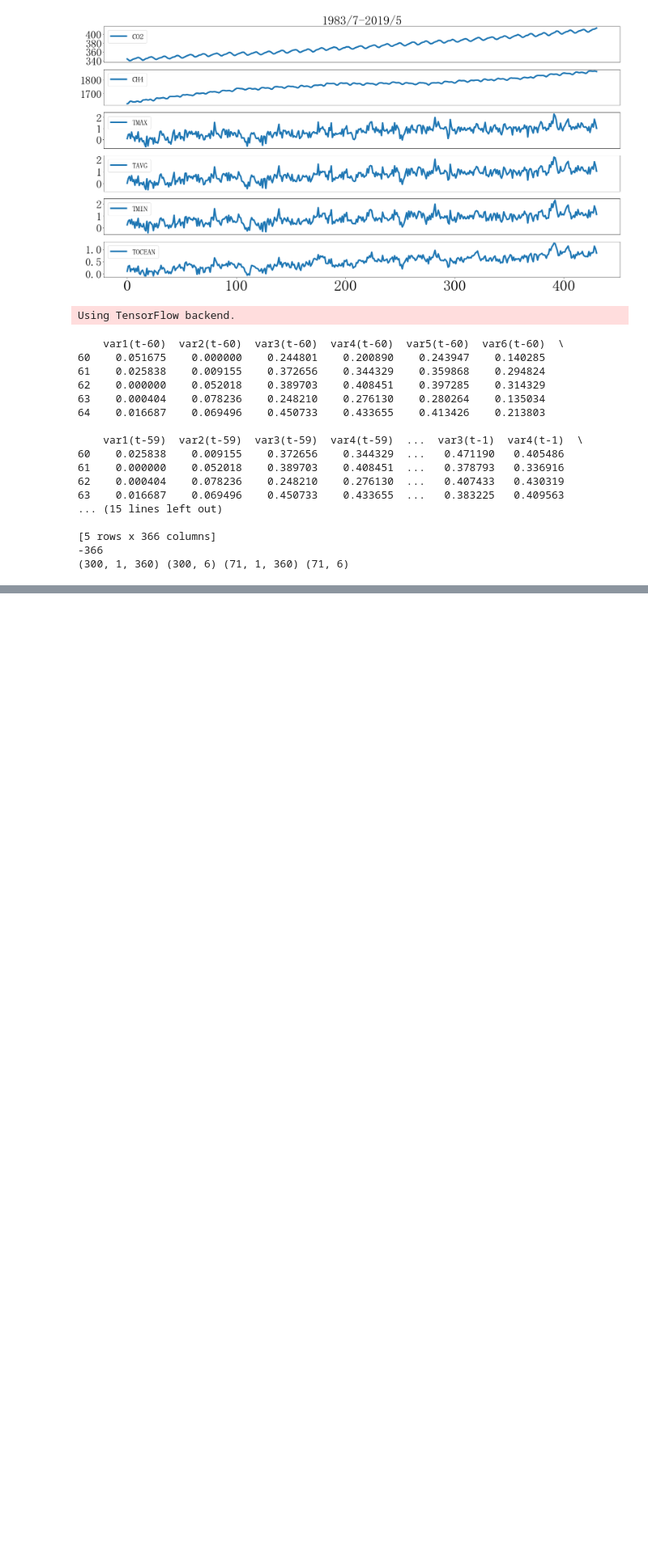
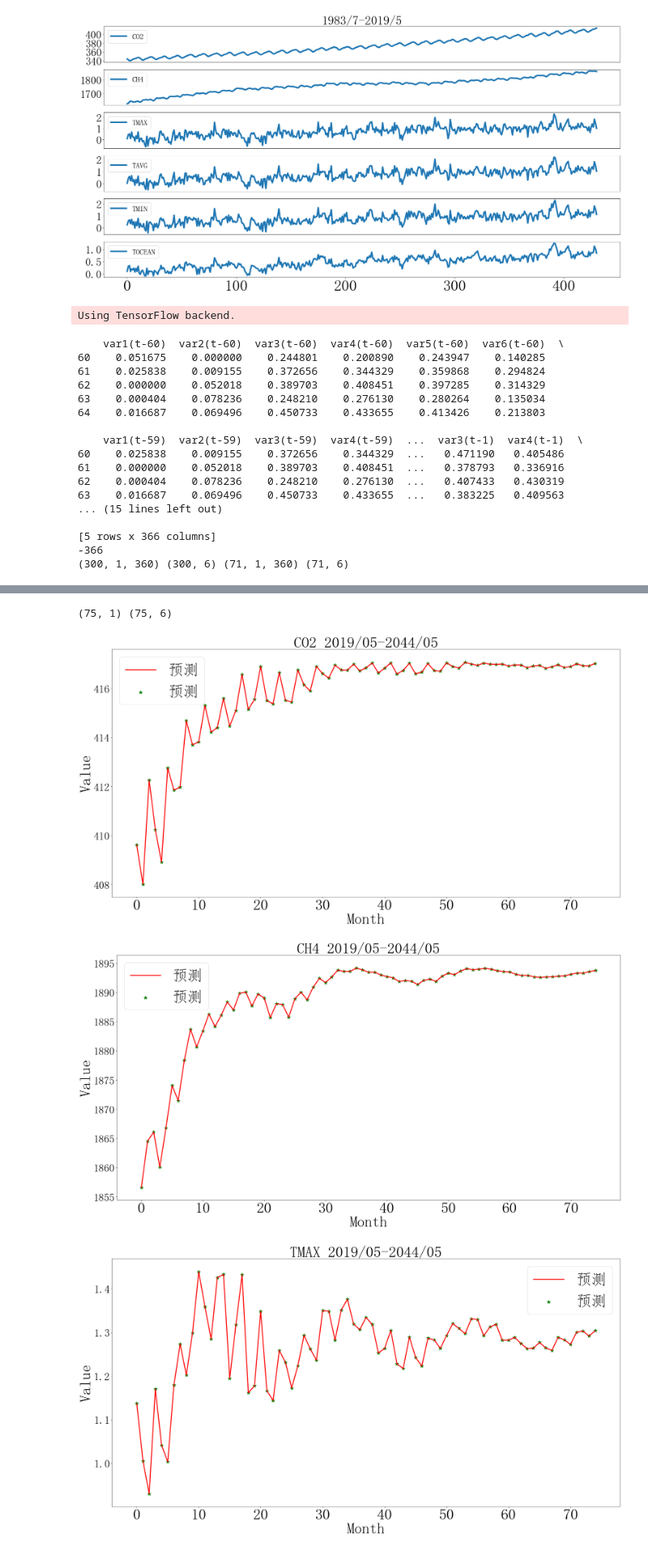
Before and after one commit to WPKENAN/shumo, a Jupyter notebook: pro2/多周期60.ipynb, the cells around one changed output, grey strips where cells are left out. Shown at 81% size. Drawn from its saved outputs; the diff is of its cells as text; code cells hidden in the pictures; blank space fills up the shorter version.

```diff
--- a/pro2/多周期60.ipynb
+++ b/pro2/多周期60.ipynb
@@ -292,0 +293,31 @@ for i in groups:
+# %%
+x=np.zeros((len(inv_pred_y)//4,1))
+for i in range(len(x)):
+    x[i]=i
+y=np.zeros((inv_pred_y.shape[0]//4,inv_pred_y.shape[1]))
+
+for i in range(0,300,4):
+    y[i//4]=np.mean(inv_pred_y[i:i+4,:],axis=0)
+
+print(x.shape,y.shape)
+for i in groups:
+    # 绘制历史数据和预测数据图
+    fig= pyplot.figure(figsize = (30,15))
+    plt.plot(y[:,i-1],label='预测',c='r',linestyle='-', linewidth=3)
+    plt.scatter(x,y[:,i-1],label='预测',c='g',linestyle='-', marker='*',s=150)
+    plt.legend(prop={'size':50})
+
+    plt.title('{} 2019/05-2044/05'.format(dataset.columns[i]),fontsize=50)
+    plt.xlabel("",fontsize=50)
+    plt.ylabel("Value",fontsize=50)
+    plt.xticks(fontsize=50)
+    plt.yticks(fontsize=35)
+#     plt.title(fontdict=50)
+    plt.savefig('{}25jidu.png'.format(dataset.columns[i]),dpi=200)
+    plt.show()
+# 计算RMSE
+# %% [output]
+(75, 1) (75, 6)
+[figure, added]
+[figure, added]
+[figure, added]
```
Also changed, not shown: parts of 5 cells of this notebook, 18 other files.
